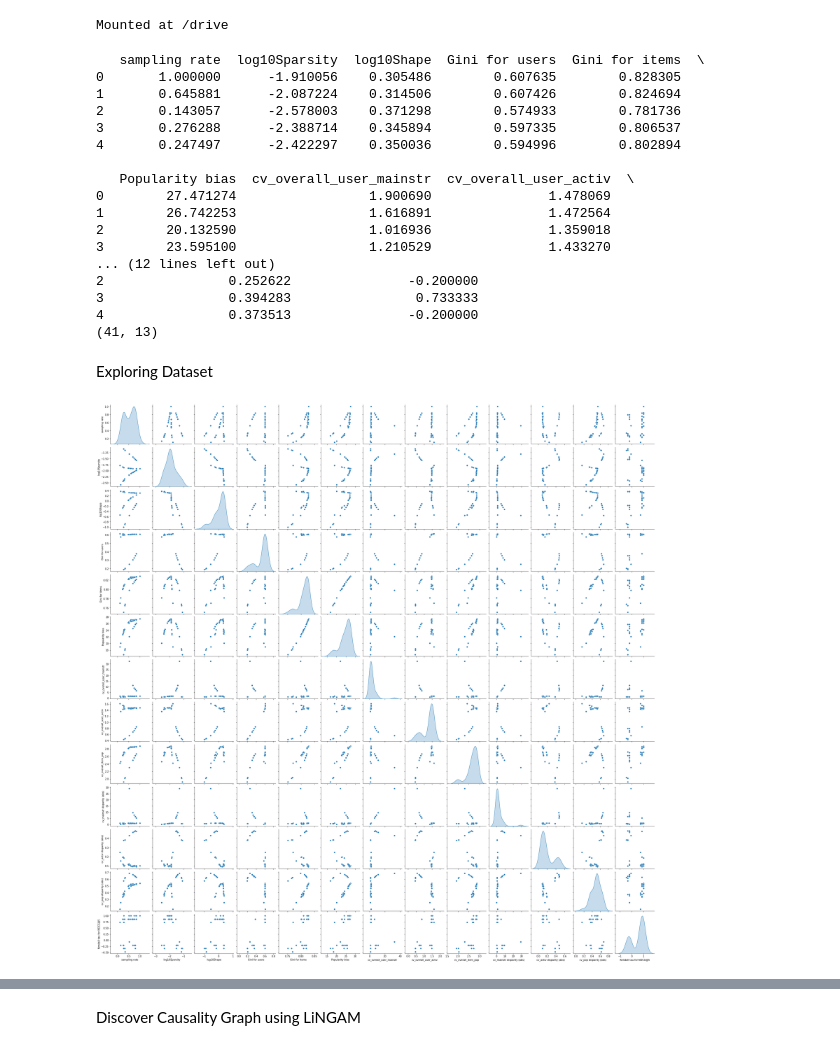
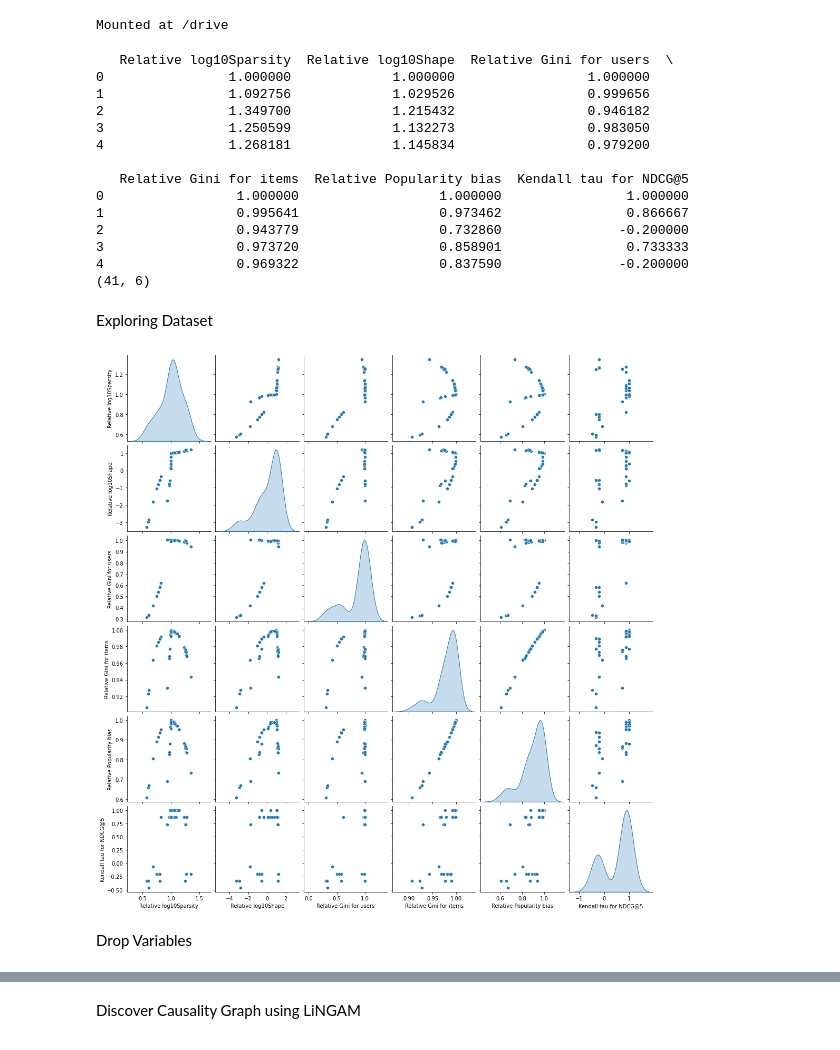
Before and after one commit to GianvitoC/Causal_Fairness, a Jupyter notebook: CausalDiscoveryRecSys.ipynb, the cells around one changed output, grey strips where cells are left out. Drawn from its saved outputs; the diff is of its cells as text; code cells hidden in the pictures.

```diff
--- a/CausalDiscoveryRecSys.ipynb
+++ b/CausalDiscoveryRecSys.ipynb
@@ -148,57 +164,40 @@ drive.mount('/drive')
 # %% [output]
 Mounted at /drive
 # %%
-df = pd.read_csv('/drive/My Drive/Colab Notebooks/datasets_causal_Netflix_small.csv')
-#df = pd.read_csv('datasets_causal_Netflix_small.csv')
+df = pd.read_csv('/drive/My Drive/Colab Notebooks/datasets_causal_Netflix_norm.csv')
+#df = pd.read_csv('datasets_causal_Netflix_norm.csv')
 df.dropna(inplace=True)
-df.drop(['Unnamed: 0',
-         'sampling_strategy_num',
-         'Kendall significance NDCG@5',
-         'Spearman rho for NDCG@5',
-         'Spearman significance NDCG@5',
-         'Kendall tau for Recall@50',
-         'Kendall significance Recall@50',
-         'Spearman rho for Recall@50',
-         'Spearman significance Recall@50'
-         ], axis=1, inplace=True)
+
 print(df.head())
 print(df.shape)
 # %% [output]
-   sampling rate  log10Sparsity  log10Shape  Gini for users  Gini for items  \
-0       1.000000      -1.910056    0.305486        0.607635        0.828305
-1       0.645881      -2.087224    0.314506        0.607426        0.824694
-2       0.143057      -2.578003    0.371298        0.574933        0.781736
-3       0.276288      -2.388714    0.345894        0.597335        0.806537
-4       0.247497      -2.422297    0.350036        0.594996        0.802894
+   Relative log10Sparsity  Relative log10Shape  Relative Gini for users  \
+0                1.000000             1.000000                 1.000000
+1                1.092756             1.029526                 0.999656
+2                1.349700             1.215432                 0.946182
+3                1.250599             1.132273                 0.983050
+4                1.268181             1.145834                 0.979200
 
-   Popularity bias  cv_overall_user_mainstr  cv_overall_user_activ  \
-0        27.471274                 1.900690               1.478069
-1        26.742253                 1.616891               1.472564
-2        20.132590                 1.016936               1.359018
-3        23.595100                 1.210529               1.433270
-... (12 lines left out)
-2                0.252622               -0.200000
-3                0.394283                0.733333
-4                0.373513               -0.200000
-(41, 13)
+   Relative Gini for items  Relative Popularity bias  Kendall tau for NDCG@5
+0                 1.000000                  1.000000                1.000000
+1                 0.995641                  0.973462                0.866667
+2                 0.943779                  0.732860               -0.200000
+3                 0.973720                  0.858901                0.733333
+4                 0.969322                  0.837590               -0.200000
+(41, 6)
 # %% [markdown]
 Exploring Dataset
 # %%
 sns.pairplot(df[[
-    'sampling rate',
-    'log10Sparsity',
-    'log10Shape',
-    'Gini for users',
-    'Gini for items',
-    'Popularity bias',
-    'cv_overall_user_mainstr',
-    'cv_overall_user_activ',
-    'cv_overall_item_pop',
-    'cv_mainstr disparity (abs)',
-    'cv_activ disparity (abs)',
-    'cv_pop disparity (abs)',
+    'Relative log10Sparsity',
+    'Relative log10Shape',
+    'Relative Gini for users',
+    'Relative Gini for items',
+    'Relative Popularity bias',
     'Kendall tau for NDCG@5'
     ]], diag_kind='kde')
 plt.savefig('/drive/My Drive/Colab Notebooks/dataset.png')
 # %% [output]
-[figure, old version]
+[figure, new version]
+# %% [markdown]
+Drop Variables
```
Also changed, not shown: parts of 24 cells of this notebook.
